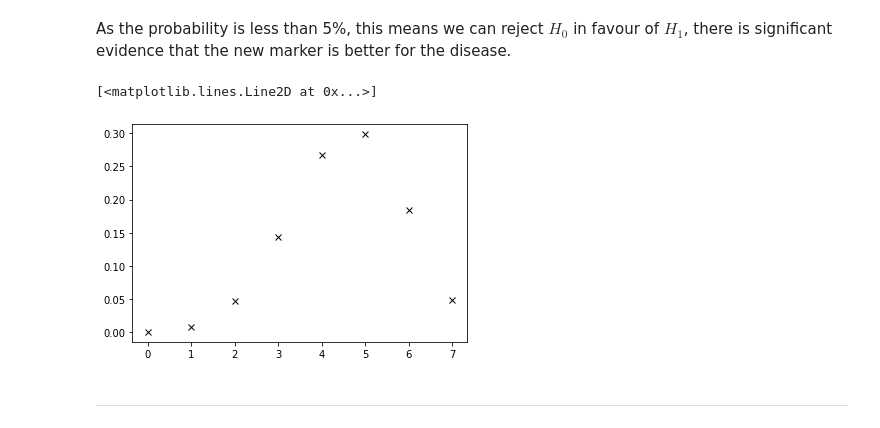
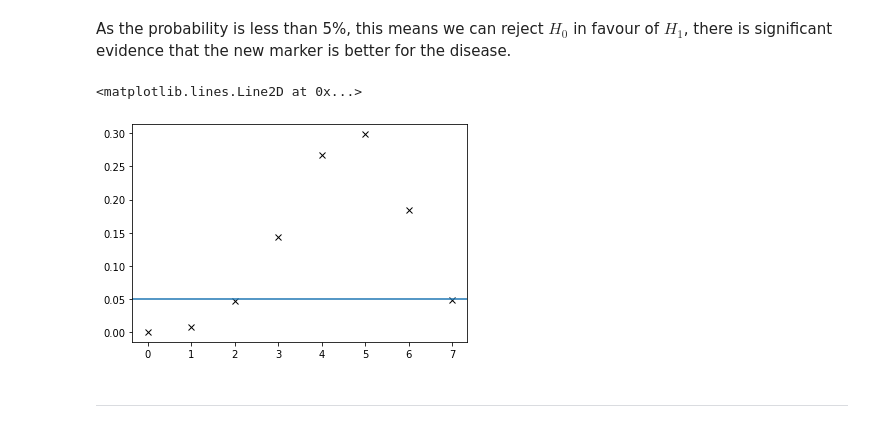
Before and after one commit to Clarke-Jools-36/DataAnalysis22, a Jupyter notebook: CA1.ipynb, the cells around one changed output. Cells and saved outputs as stored; diff of their text form; code cells hidden in the pictures.

```diff
--- a/CA1.ipynb
+++ b/CA1.ipynb
@@ -153,14 +154,16 @@ As the probability is less than 5%, this means we can reject $H_0$ in favour of
 # %%
 import numpy as np
 import pylab as plt
 # install packaged to do a normal function
 from scipy.stats import binom
 x = np.array([0,1,2,3,4,5,6,7])
 
 plt.plot(x, binom.pmf(x, 7, 0.65), "kx")
+
+plt.axhline(0.05)
 # %% [output]
-[<matplotlib.lines.Line2D at 0x...>]
+<matplotlib.lines.Line2D at 0x...>
-[figure, old version]
+[figure, new version]
 # %% [markdown]
 ***
 # %% [markdown]
```
Also changed, not shown: parts of 4 cells of this notebook.
